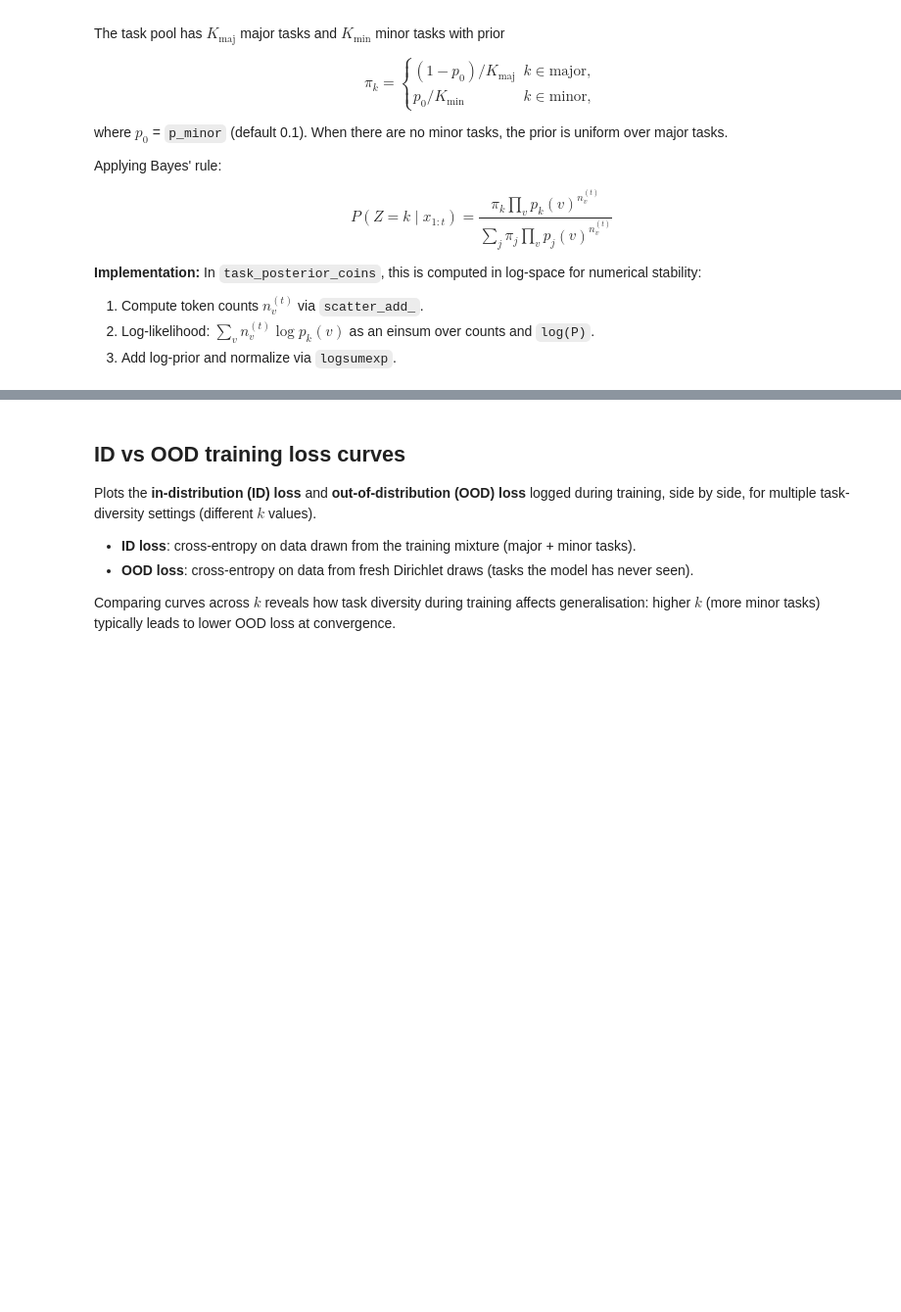
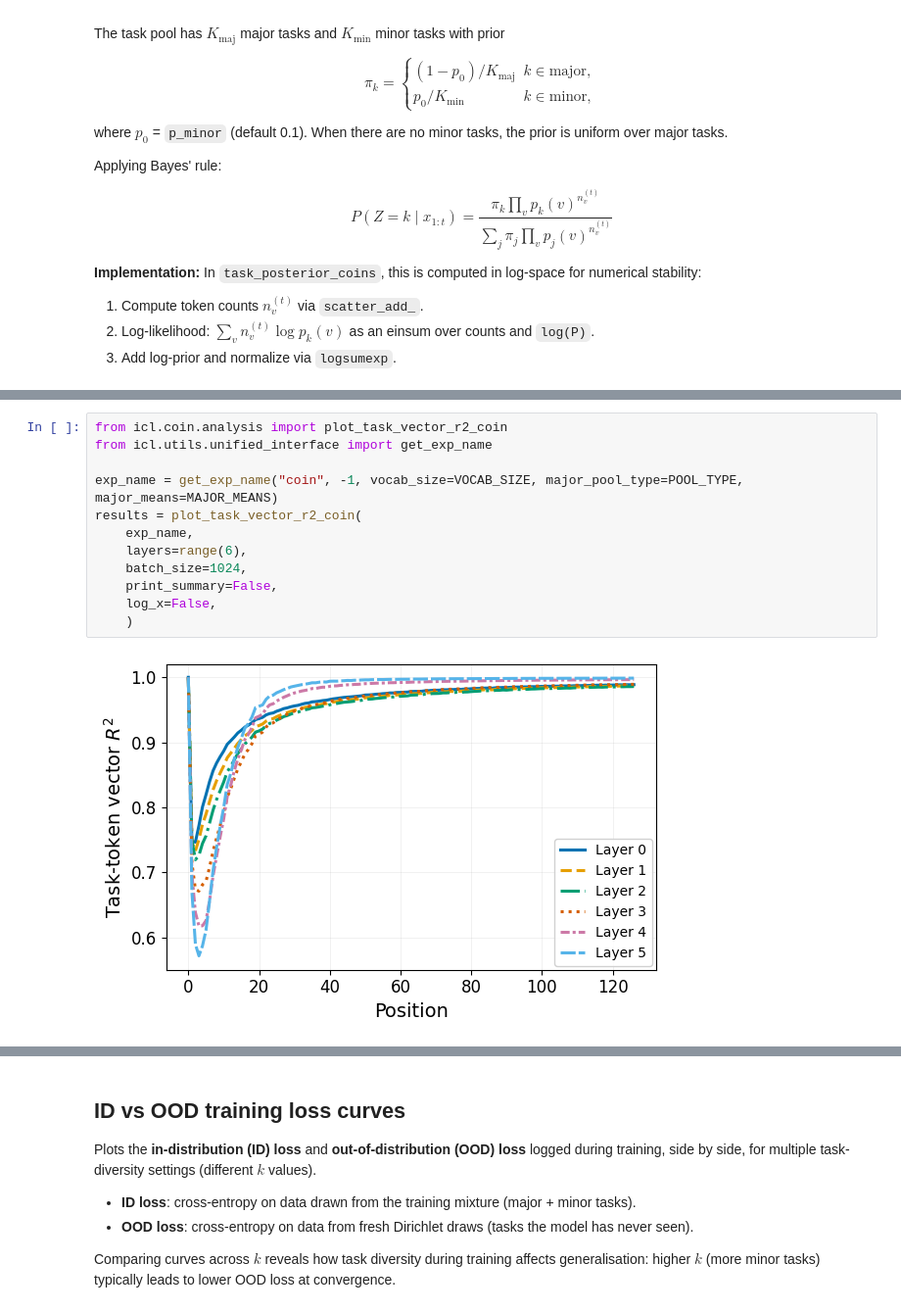
Before and after one commit to ezyhdxm/mini-ICL, a Jupyter notebook: notebooks/coins.ipynb, the cells around one changed output, grey strips where cells are left out. Shown at 98% size. Saved outputs shown, nothing was run; the diff lists cells and outputs as text; blank space fills up the shorter version.

```diff
--- a/notebooks/coins.ipynb
+++ b/notebooks/coins.ipynb
@@ -208,0 +130,14 @@ INFO:icl.coin.analysis.variance:Computed variance for 4 layers
+# %%
+from icl.coin.analysis import plot_task_vector_r2_coin
+from icl.utils.unified_interface import get_exp_name
+
+exp_name = get_exp_name("coin", -1, vocab_size=VOCAB_SIZE, major_pool_type=POOL_TYPE, major_means=MAJOR_MEANS)
+results = plot_task_vector_r2_coin(
+    exp_name,
+    layers=range(6),
+    batch_size=1024,
+    print_summary=False,
+    log_x=False,
+    )
+# %% [output]
+[figure, added]
```
Also changed, not shown: parts of 15 cells of this notebook, 15 other files.
